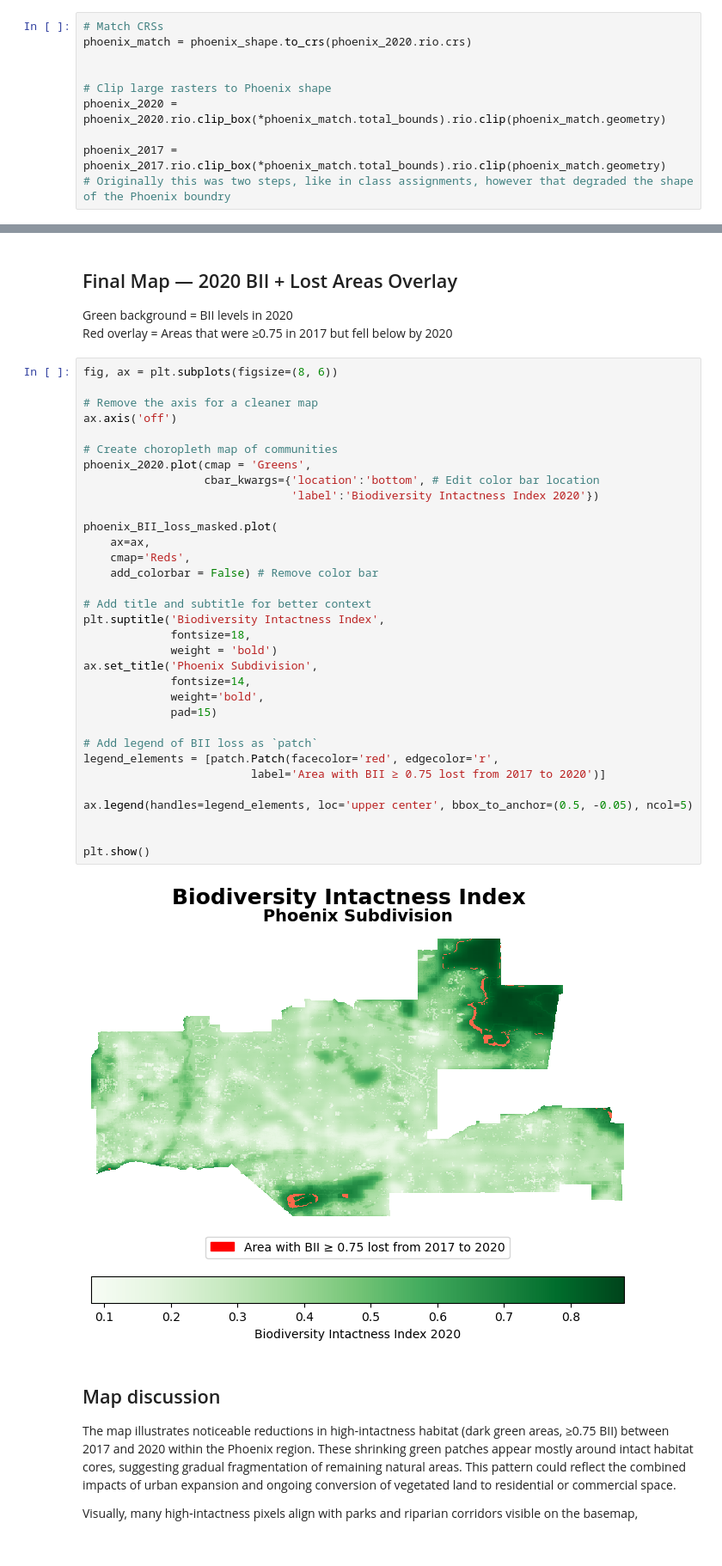
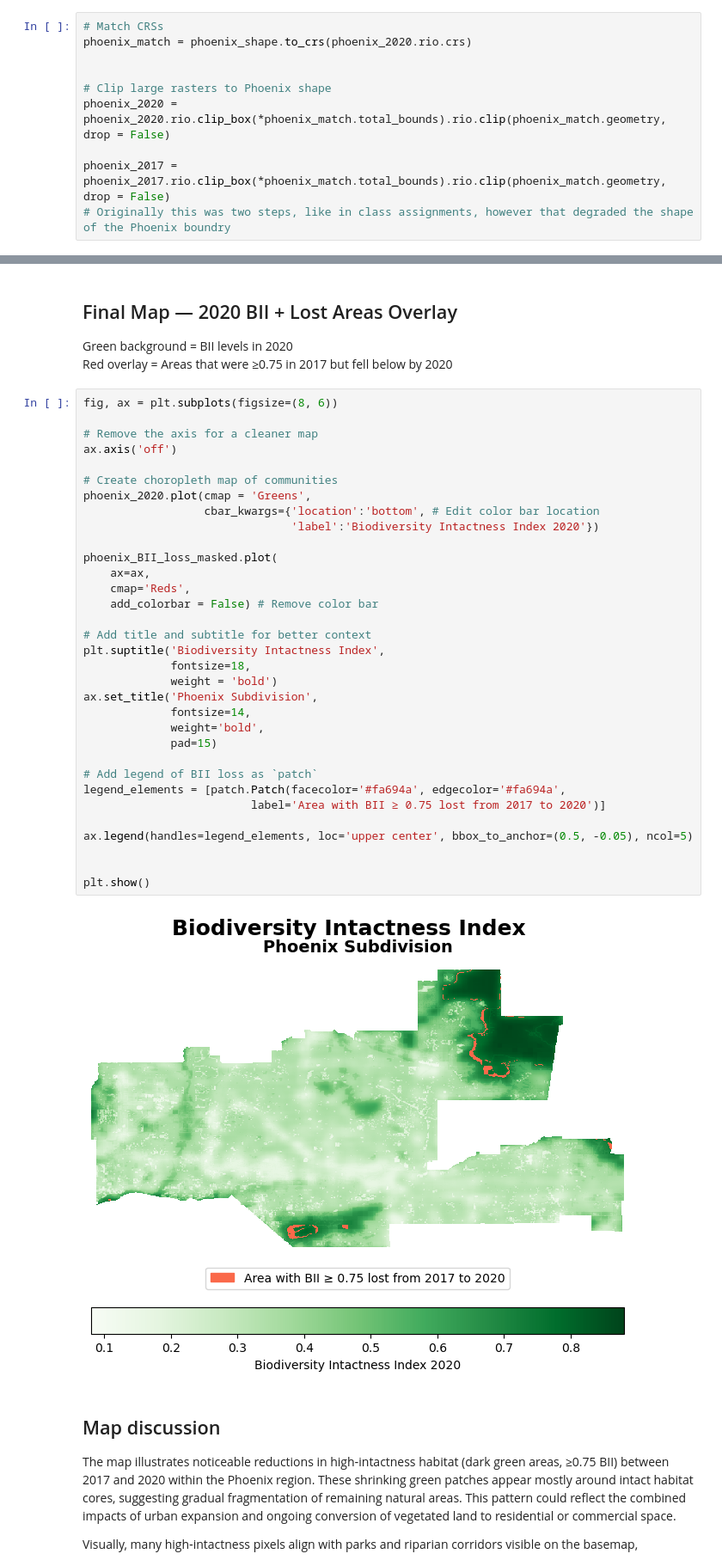
Before and after one commit to petervitale910/eds220-phoenix-biodiversity, a Jupyter notebook: eds220_finalproject_task2_VITALE.ipynb, the cells around one changed output, grey strips where cells are left out. Shown at 86% size. Drawn from its saved outputs; the diff is of its cells as text.

```diff
--- a/eds220_finalproject_task2_VITALE.ipynb
+++ b/eds220_finalproject_task2_VITALE.ipynb
@@ -134,7 +157,7 @@ phoenix_match = phoenix_shape.to_crs(phoenix_2020.rio.crs)
 
 
 # Clip large rasters to Phoenix shape
-phoenix_2020 = phoenix_2020.rio.clip_box(*phoenix_match.total_bounds).rio.clip(phoenix_match.geometry)
+phoenix_2020 = phoenix_2020.rio.clip_box(*phoenix_match.total_bounds).rio.clip(phoenix_match.geometry, drop = False)
 
-phoenix_2017 = phoenix_2017.rio.clip_box(*phoenix_match.total_bounds).rio.clip(phoenix_match.geometry)
+phoenix_2017 = phoenix_2017.rio.clip_box(*phoenix_match.total_bounds).rio.clip(phoenix_match.geometry, drop = False)
 # Originally this was two steps, like in class assignments, however that degraded the shape of the Phoenix boundry
@@ -197,35 +228,35 @@ fig, ax = plt.subplots(figsize=(8, 6))
 # Remove the axis for a cleaner map
 ax.axis('off')
 
 # Create choropleth map of communities
 phoenix_2020.plot(cmap = 'Greens',
                   cbar_kwargs={'location':'bottom', # Edit color bar location
                                'label':'Biodiversity Intactness Index 2020'})
 
 phoenix_BII_loss_masked.plot(
     ax=ax,
     cmap='Reds',
     add_colorbar = False) # Remove color bar
 
 # Add title and subtitle for better context
 plt.suptitle('Biodiversity Intactness Index',
              fontsize=18,
              weight = 'bold')
 ax.set_title('Phoenix Subdivision',
              fontsize=14,
              weight='bold',
              pad=15)
 
 # Add legend of BII loss as `patch`
-legend_elements = [patch.Patch(facecolor='red', edgecolor='r',
+legend_elements = [patch.Patch(facecolor='#fa694a', edgecolor='#fa694a',
                          label='Area with BII ≥ 0.75 lost from 2017 to 2020')]
 
 ax.legend(handles=legend_elements, loc='upper center', bbox_to_anchor=(0.5, -0.05), ncol=5)
 
 
 plt.show()
 # %% [output]
-[figure, old version]
+[figure, new version]
 # %% [markdown]
 ## Map discussion
 The map illustrates noticeable reductions in high‐intactness habitat (dark green areas, ≥0.75 BII) between 2017 and 2020 within the Phoenix region. These shrinking green patches appear mostly around intact habitat cores, suggesting gradual fragmentation of remaining natural areas. This pattern could reflect the combined impacts of urban expansion and ongoing conversion of vegetated land to residential or commercial space.
```
Also changed, not shown: parts of 5 cells of this notebook, 3 other files.
